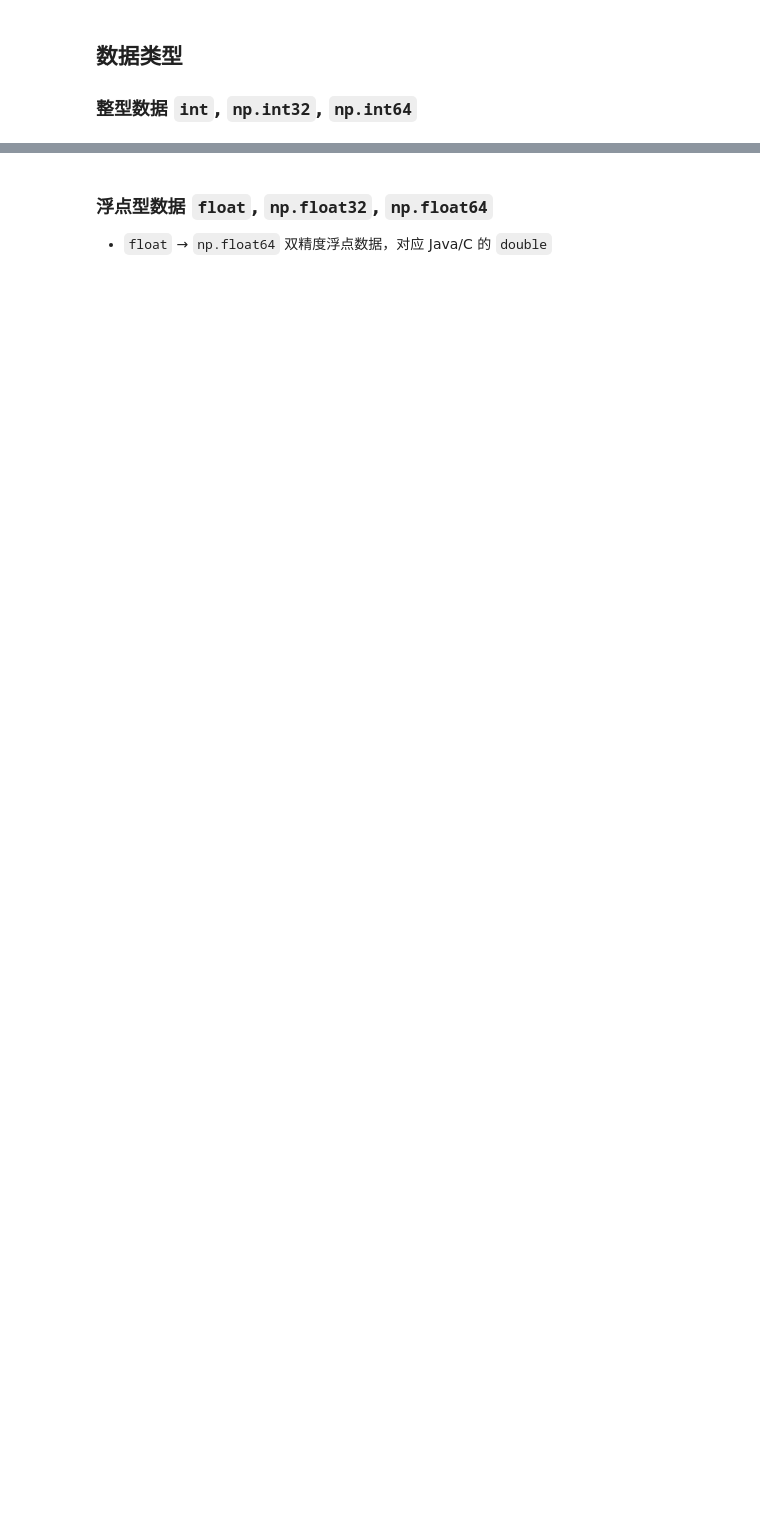
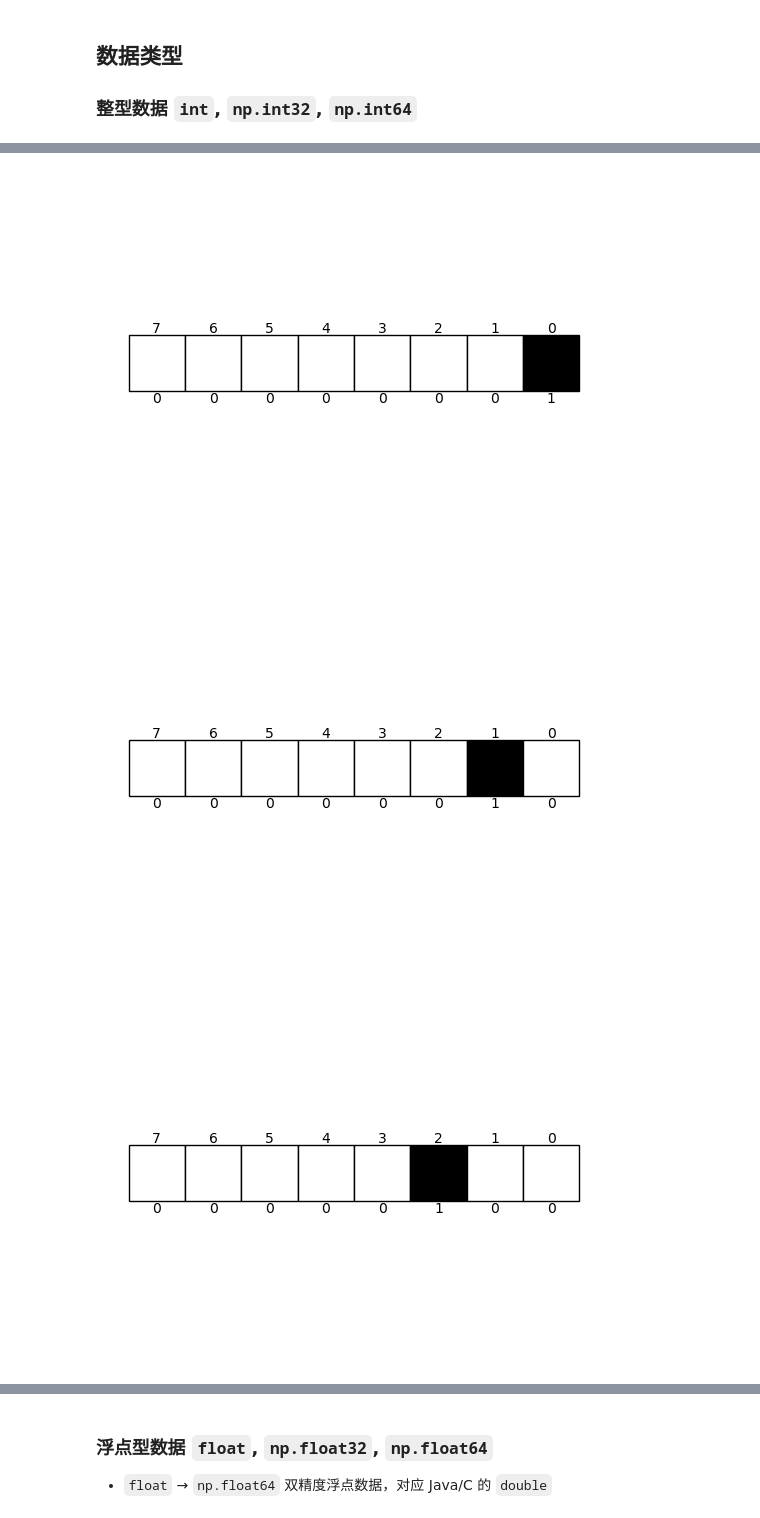
Before and after one commit to amomorning/py5-tectonics, a Jupyter notebook: teaching/numpy_basic.ipynb, the cells around one changed output, grey strips where cells are left out. Cells and saved outputs as stored; diff of their text form; code cells hidden in the pictures; blank space fills up the shorter version.

```diff
--- a/teaching/numpy_basic.ipynb
+++ b/teaching/numpy_basic.ipynb
@@ -7,0 +40,7 @@ import matplotlib.pyplot as plt
+# %%
+for i in range(5):
+    draw_binary(binary(1<<i))
+# %% [output]
+[figure, added]
+[figure, added]
+[figure, added]
```
Also changed, not shown: parts of 38 cells of this notebook, 2 other files.
